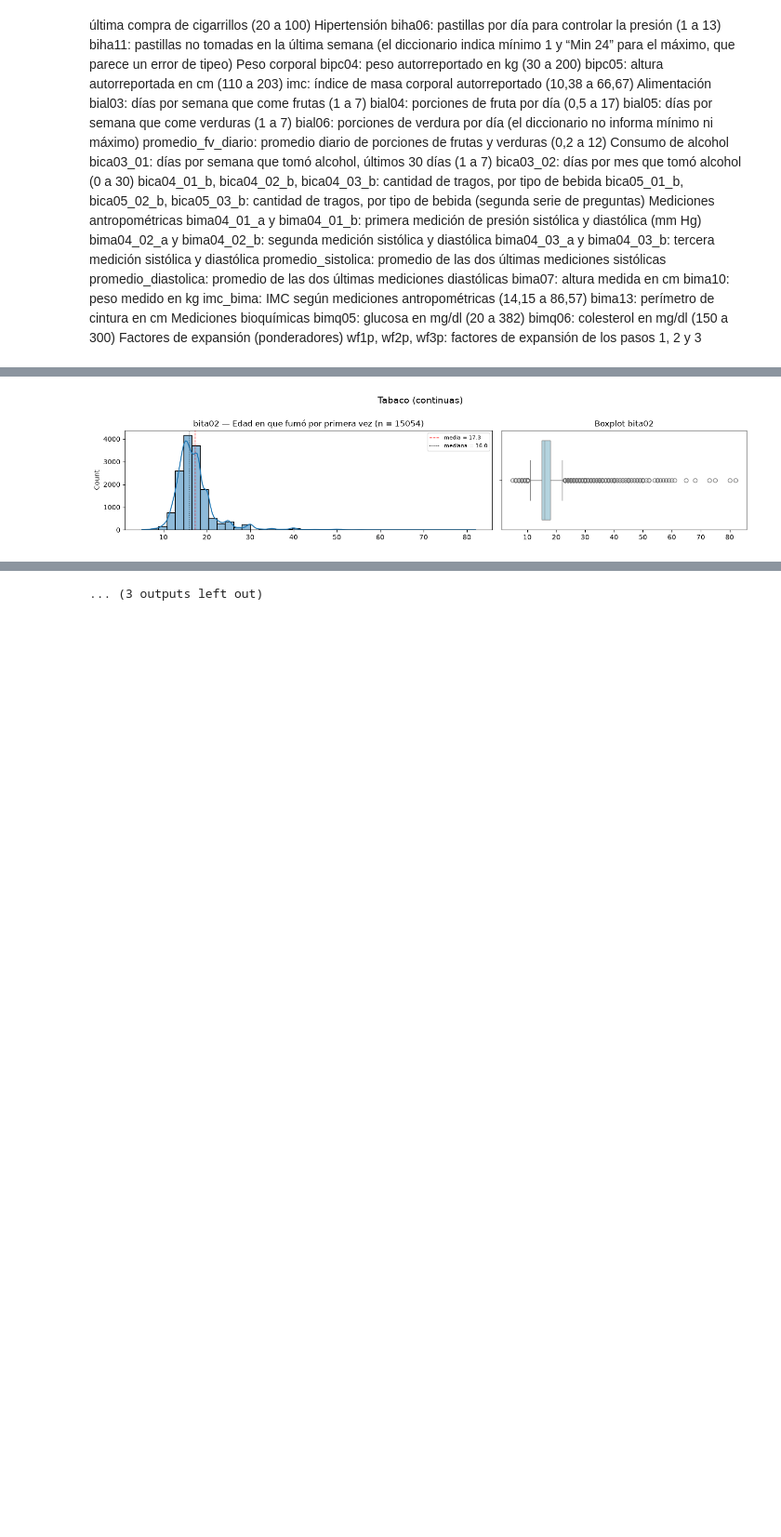
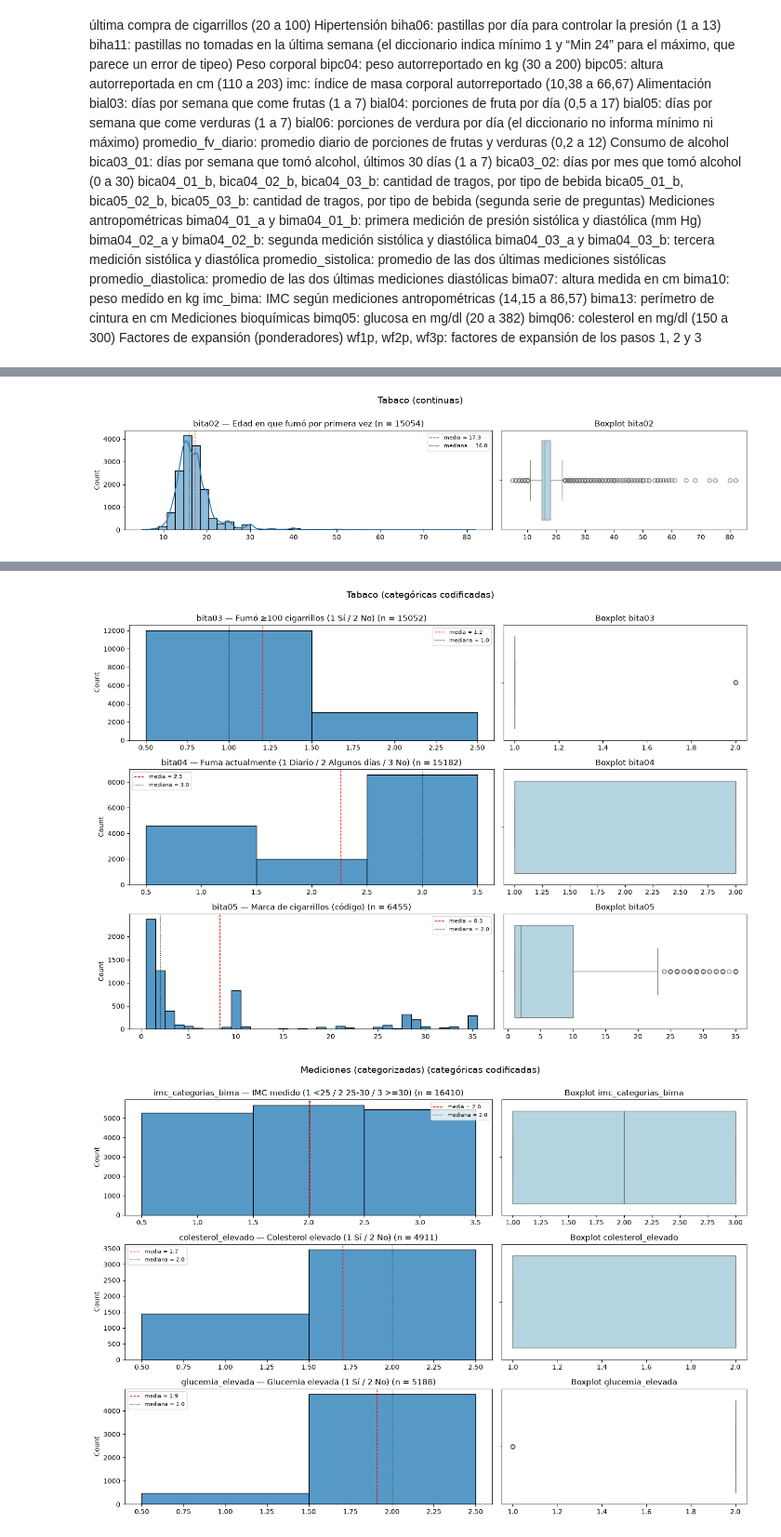
Before and after one commit to fausmurgades/Fundamentos-De-La-Ciencia-De-Datos-TP-Especial, a Jupyter notebook: nacho.ipynb, the cells around one changed output, grey strips where cells are left out. Shown at 93% size. Drawn from its saved outputs; the diff is of its cells as text; code cells hidden in the pictures; blank space fills up the shorter version.

```diff
--- a/nacho.ipynb
+++ b/nacho.ipynb
@@ -1089,36 +936,32 @@ def graficar_bloque(titulo, variables, discreta):
 
         sns.boxplot(x=serie, ax=ax_b, color="lightblue")
         ax_b.set_title(f"Boxplot {col}")
         ax_b.set_xlabel("")
     fig.suptitle(titulo, fontsize=14, y=1.0)
     plt.tight_layout()
     plt.show()
 
 
 for titulo, variables in vars_discretas.items():
     graficar_bloque(f"{titulo} (discretas)", variables, discreta=True)
 
 for titulo, variables in vars_continuas.items():
     graficar_bloque(f"{titulo} (continuas)", variables, discreta=False)
 
 for titulo, variables in vars_codificadas.items():
     graficar_bloque(f"{titulo} (categóricas codificadas)", variables, discreta=True)
-
-# Chequeo: todas las columnas de cols_cuantitativas quedaron graficadas
-graficadas = {c for grupo in (vars_discretas, vars_continuas, vars_codificadas)
-              for bloque in grupo.values() for c in bloque}
-print("Faltan de cols_cuantitativas:", sorted(set(cols_cuantitativas) - graficadas))
 # %% [output]
 [figure]
 [figure]
 [figure]
 [figure]
 [figure]
 [figure]
 [figure]
 [figure]
 [figure]
 [figure]
 [figure]
 [figure]
-... (3 outputs left out)
+[figure, added]
+[figure, added]
```
Also changed, not shown: parts of 71 cells of this notebook.
